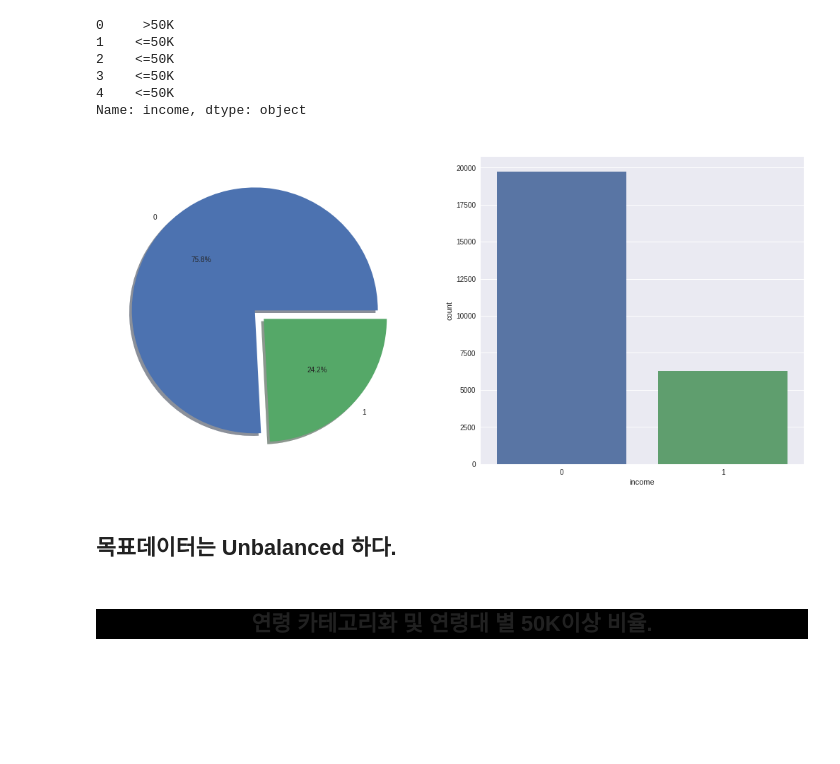
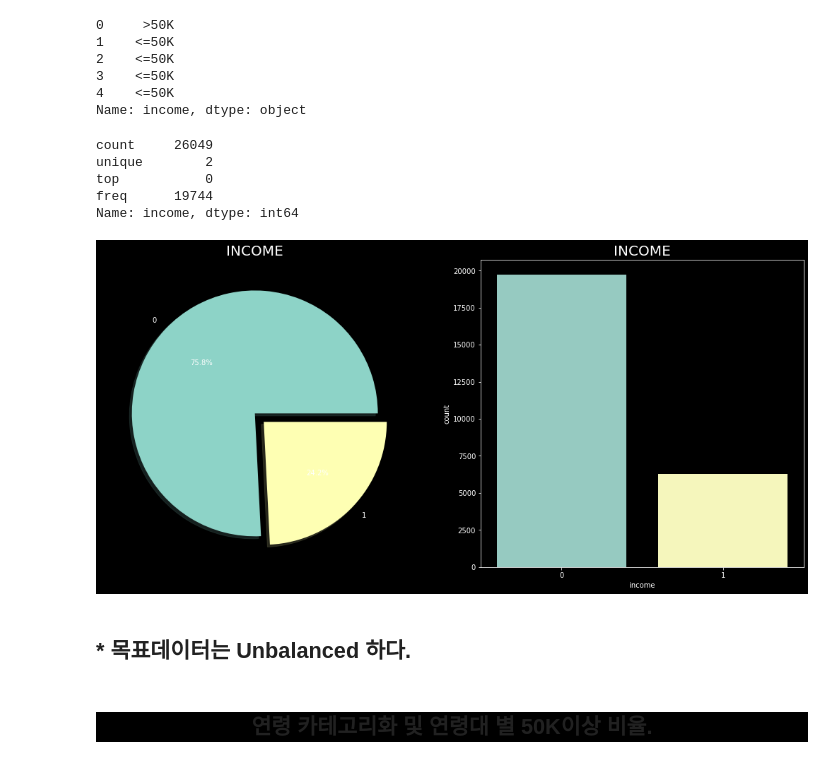
Before and after one commit to Falconno7/kaggle_project, a Jupyter notebook: T-academy_성인소득인구조사/i-want-to-be-1.ipynb, the cells around one changed output. Cells and saved outputs as stored; diff of their text form; code cells hidden in the pictures; blank space fills up the shorter version.

```diff
--- a/T-academy_성인소득인구조사/i-want-to-be-1.ipynb
+++ b/T-academy_성인소득인구조사/i-want-to-be-1.ipynb
@@ -82,7 +75,8 @@ matplotlib.rc('font', family='Malgun Gothic')
 
 import matplotlib.pyplot as plt
 import seaborn as sns
-plt.style.use('seaborn')
+
+from scipy import stats
 
 from sklearn.model_selection import train_test_split
 from statsmodels.formula.api import ols
@@ -92,7 +86,9 @@ from statsmodels.tools.eval_measures import rmse
 from statsmodels.stats.outliers_influence import variance_inflation_factor
 from sklearn.linear_model import LinearRegression
 from sklearn.feature_selection import RFE
+from sklearn.preprocessing import MinMaxScaler
 from sklearn.preprocessing import StandardScaler
+from sklearn.preprocessing import RobustScaler
 from statsmodels.stats.stattools import omni_normtest
 from statsmodels.formula.api import ols
 from statsmodels.api import qqplot, add_constant
@@ -106,8 +102,11 @@ from sklearn.metrics import confusion_matrix
 from sklearn.ensemble import GradientBoostingRegressor
 from sklearn.tree import DecisionTreeClassifier
 from sklearn.ensemble import RandomForestClassifier
+from xgboost import XGBClassifier
+from lightgbm import LGBMClassifier
+from sklearn.model_selection import GridSearchCV
+import warnings
 
-import warnings
 warnings.filterwarnings('ignore')
 %matplotlib inline
 
@@ -119,6 +118,7 @@ for dirname, _, filenames in os.walk('/kaggle/input'):
 /kaggle/input/kakr-4th-competition/train.csv
 /kaggle/input/kakr-4th-competition/test.csv
 # %%
+plt.style.use(['dark_background'])
 origin_data = pd.read_csv('/kaggle/input/kakr-4th-competition/train.csv')
 data = origin_data.copy()
 # %%
@@ -173,18 +177,29 @@ Name: income, dtype: object
 # %%
 data['income'][data['income']=='>50K'] = 1
 data['income'][data['income']=='<=50K'] = 0
+origin_data['income'] = data['income']
+origin_data['income'].astype(int)
+origin_data['income'].describe()
+# %% [output]
+count     26049
+unique        2
+top           0
+freq      19744
+Name: income, dtype: int64
 # %%
 fig, ax = plt.subplots(1,2, figsize=(18,8))
 data['income'].value_counts().plot.pie(explode=[0, 0.1], autopct = '%1.1f%%', ax=ax[0], shadow=True)
 ax[0].set_title('INCOME', size = 20, color = 'white')
 ax[0].set_ylabel('')
 sns.countplot('income', data=data, ax=ax[1])
 ax[1].set_title('INCOME',size = 20, color = 'white')
+plt.sca(ax[1])
+plt.xticks(color = 'white')
 plt.show()
 # %% [output]
-[figure, old version]
+[figure, new version]
 # %% [markdown]
-## 목표데이터는 Unbalanced 하다.
+## * 목표데이터는 Unbalanced 하다.
 # %% [markdown]
 <a class="anchor" id="연령대"></a>
 ## <center style="background-color:black; width:80%;">연령 카테고리화 및 연령대 별 50K이상 비율.</center>
```
Also changed, not shown: parts of 109 cells of this notebook, 2 other files.
